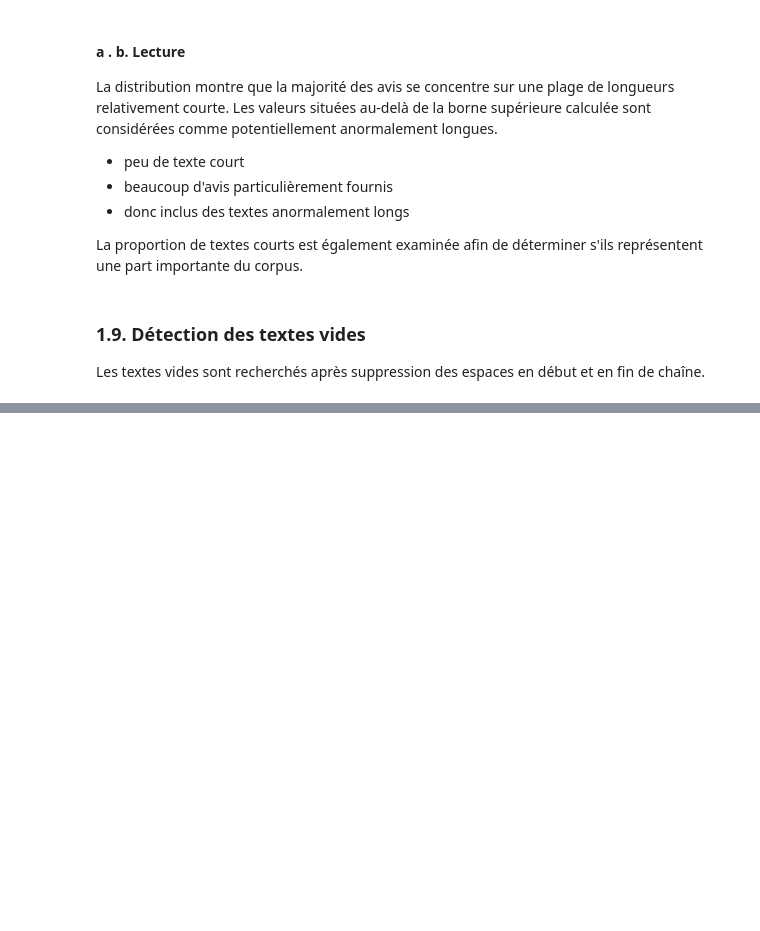
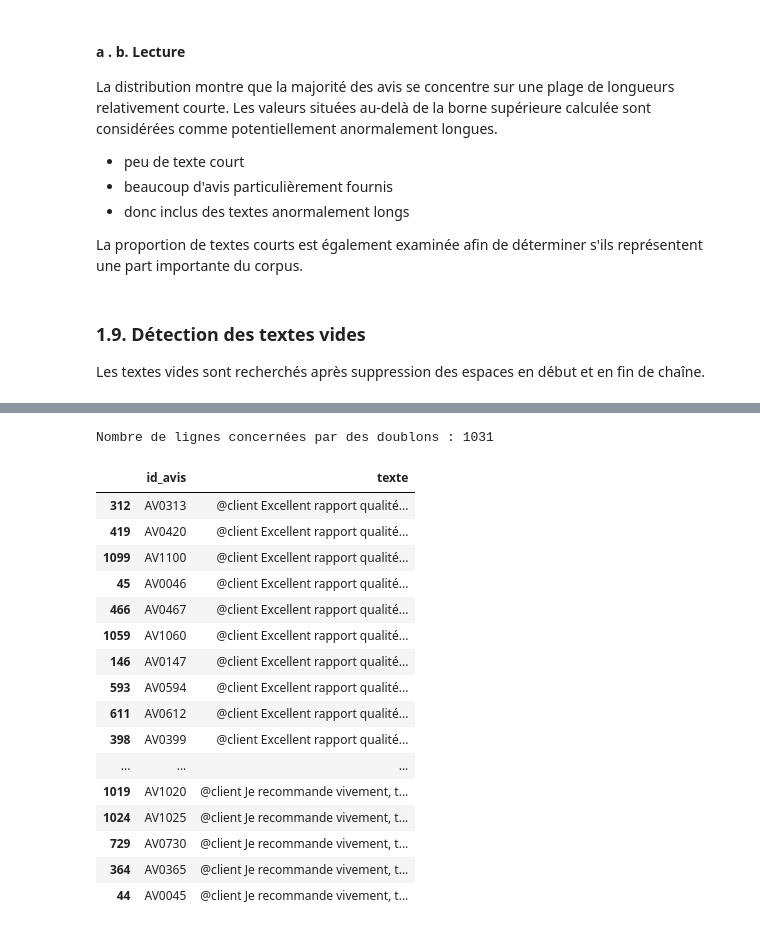
Before and after one commit to sirius-code7/atelier_prepa_donnees_textuelles, a Jupyter notebook: notebooks/atelier_prepa_donnees_textuelles.ipynb, the cells around one changed output, grey strips where cells are left out. Saved outputs shown, nothing was run; the diff lists cells and outputs as text; code cells hidden in the pictures; blank space fills up the shorter version.

Commit message:
detecter les doublons sur le texte [1.10]

```diff
--- a/notebooks/atelier_prepa_donnees_textuelles.ipynb
+++ b/notebooks/atelier_prepa_donnees_textuelles.ipynb
@@ -267,0 +272,28 @@ Nombre de textes vides : 6
+# %%
+doublons_texte = df[
+    df["texte"].duplicated(keep=False) &
+    df["texte"].notna()
+].sort_values("texte")
+
+print(f"Nombre de lignes concernées par des doublons : {len(doublons_texte)}")
+
+doublons_texte[["id_avis", "texte"]].head(20)
+# %% [output]
+Nombre de lignes concernées par des doublons : 1031
+|  | id_avis | texte |
+| 312 | AV0313 | @client Excellent rapport qualité... |
+| 419 | AV0420 | @client Excellent rapport qualité... |
+| 1099 | AV1100 | @client Excellent rapport qualité... |
+| 45 | AV0046 | @client Excellent rapport qualité... |
+| 466 | AV0467 | @client Excellent rapport qualité... |
+| 1059 | AV1060 | @client Excellent rapport qualité... |
+| 146 | AV0147 | @client Excellent rapport qualité... |
+| 593 | AV0594 | @client Excellent rapport qualité... |
+| 611 | AV0612 | @client Excellent rapport qualité... |
+| 398 | AV0399 | @client Excellent rapport qualité... |
+| ... | ... | ... |
+| 1019 | AV1020 | @client Je recommande vivement, t... |
+| 1024 | AV1025 | @client Je recommande vivement, t... |
+| 729 | AV0730 | @client Je recommande vivement, t... |
+| 364 | AV0365 | @client Je recommande vivement, t... |
+| 44 | AV0045 | @client Je recommande vivement, t... |
```
Also changed, not shown: parts of 1 cell of this notebook.
